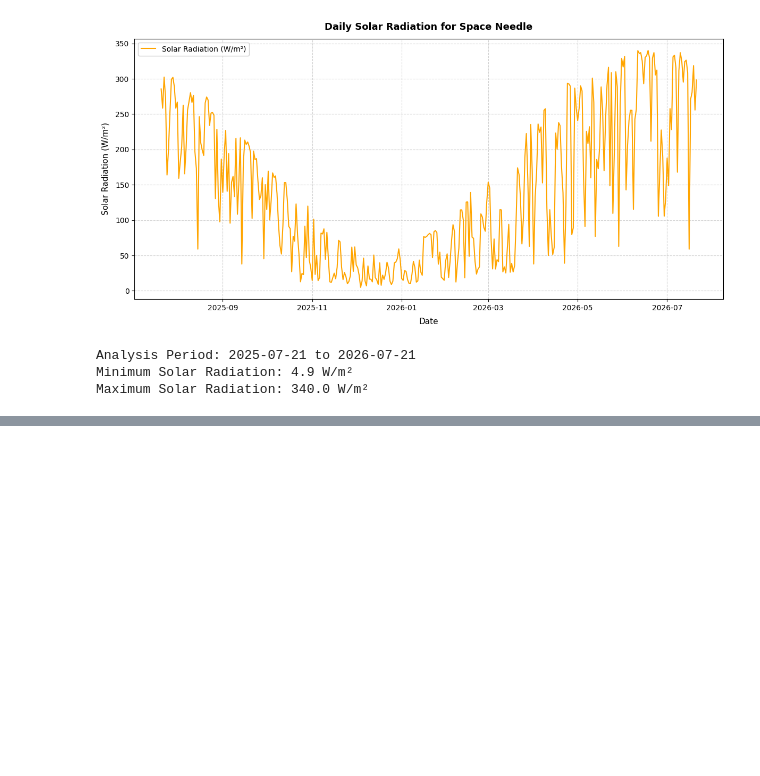
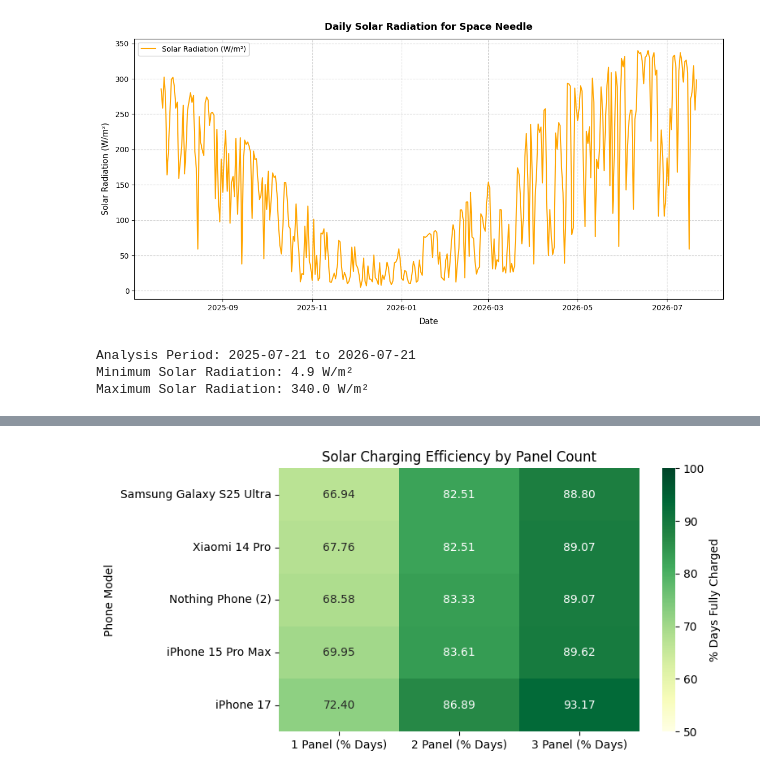
Before and after one commit to pityasteaghes04/SolarAnywhere, a Jupyter notebook: solar-anywhere-pityast.ipynb, the cells around one changed output, grey strips where cells are left out. Saved outputs shown, nothing was run; the diff lists cells and outputs as text; code cells hidden in the pictures; blank space fills up the shorter version.

Commit message:
Update notebook with rendered heatmap plot

```diff
--- a/solar-anywhere-pityast.ipynb
+++ b/solar-anywhere-pityast.ipynb
@@ -240,7 +226,5 @@ plot_icdf(df, phones, panel_efficiency, panel_area)
 # %%
-import pandas as pd
-
-# Combined all panel configurations into a single styled summary table
+import seaborn as sns
 def generate_charging_table(df, phones, panel_efficiency=0.18, panel_area=1.6):
     records = []
 
@@ -252,28 +236,20 @@ def generate_charging_table(df, phones, panel_efficiency=0.18, panel_area=1.6):
         for n in [1, 2, 3]:
             days_charged = ((energy_per_panel * n) >= phone_capacity_kwh).sum()
             pct = (days_charged / len(df)) * 100
-            days_val = int(round((pct / 100) * 365))
-
-            # Formatted column values for combined percentage and day count
             row[f"{n} Panel (% Days)"] = pct
-            row[f"{n} Panel (Days/Yr)"] = days_val
 
         records.append(row)
 
     summary_df = pd.DataFrame(records).set_index("Phone Model")
+    return summary_df
 
-    # Applied green gradient highlight to percentage metrics
-    styled_summary = summary_df.style.background_gradient(
-        subset=["1 Panel (% Days)", "2 Panel (% Days)", "3 Panel (% Days)"],
-        cmap="YlGn", vmin=50, vmax=100
-    ).format({
-        "1 Panel (% Days)": "{:.2f}%",
-        "2 Panel (% Days)": "{:.2f}%",
-        "3 Panel (% Days)": "{:.2f}%"
-    })
+# 1. Generate the DataFrame
+summary_df = generate_charging_table(df, phones, panel_efficiency, panel_area)
 
-    return styled_summary
-
-# Generated and rendered interactive summary table
-display(generate_charging_table(df, phones, panel_efficiency, panel_area))
+# 2. Plot as a Seaborn Heatmap Image (GitHub displays this natively)
+plt.figure(figsize=(8, 4))
+sns.heatmap(summary_df, annot=True, fmt=".2f", cmap="YlGn", vmin=50, vmax=100, cbar_kws={'label': '% Days Fully Charged'})
+plt.title("Solar Charging Efficiency by Panel Count")
+plt.tight_layout()
+plt.show()
 # %% [output]
@@ -286,0 +256 @@ display(generate_charging_table(df, phones, panel_efficiency, panel_area))
+[figure, added]
```
Also changed, not shown: parts of 5 cells of this notebook.
